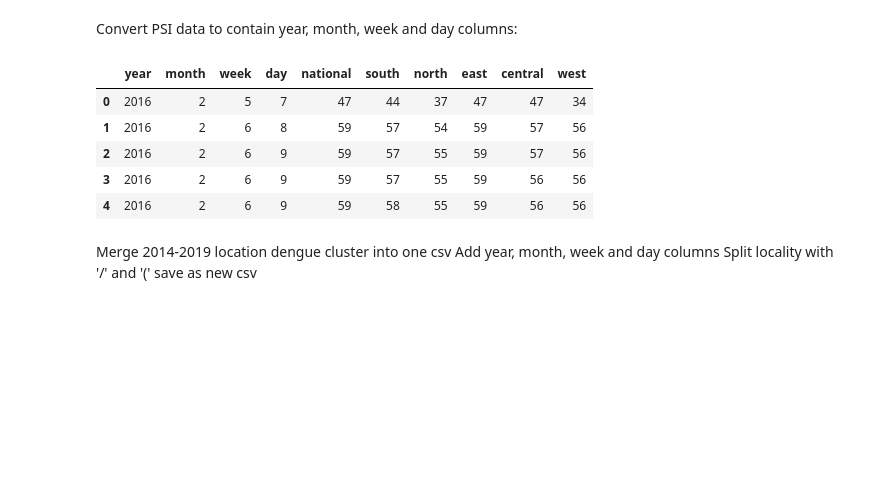
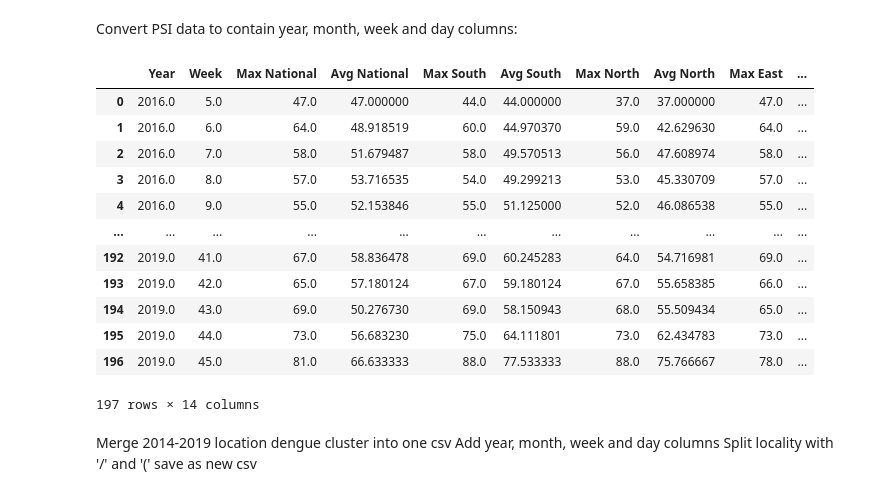
Before and after one commit to thamsimun/CS3244-Project-Dengue, a Jupyter notebook: dengue_prediction.ipynb, the cells around one changed output. Cells and saved outputs as stored; diff of their text form; code cells hidden in the pictures; blank space fills up the shorter version.

Commit message:
merge psi data with full data

```diff
--- a/dengue_prediction.ipynb
+++ b/dengue_prediction.ipynb
@@ -227,33 +227,81 @@ Convert PSI data to contain year, month, week and day columns:
 # %%
 #PSI
 raw_psi_df = pd.read_csv("Datasets/PSI Data/psi_df_2016_2019.csv")
 
 #split to year month and week
 raw_psi_df = raw_psi_df.rename(columns={"timestamp": "year_month_week_day"}, errors="raise")
 year_col = pd.Series([], dtype='int32')
 month_col = pd.Series([], dtype='int32')
 day_col = pd.Series([], dtype='int32')
 week_col = pd.Series([], dtype='int32')
 for i in range(len(raw_psi_df)):
     year_col[i] = int(raw_psi_df['year_month_week_day'][i].split('-')[0])
     month_col[i] = int(raw_psi_df['year_month_week_day'][i].split('-')[1])
     day_col[i] = int(raw_psi_df['year_month_week_day'][i].split('-')[2][0:2])
     week_col[i] = datetime(int(year_col[i]), int(month_col[i]), int(day_col[i])).isocalendar()[1]
 raw_psi_df.insert(0, 'year', year_col)
 raw_psi_df.insert(1, 'month', month_col)
 raw_psi_df.insert(2, 'week', week_col)
 raw_psi_df.insert(3, 'day', day_col)
 psi_df = raw_psi_df.drop(['year_month_week_day'], 1)
 
 #display
 psi_df.head()
+
+#find max, min avg for unique weeks in each year
+
+columns = ['Year', 'Week', 'Max National', 'Avg National', 'Max South', 'Avg South', 'Max North', 'Avg North', 'Max East'
+        , 'Avg East', 'Max Central', 'Avg Central', 'Max West', 'Avg West']
+psi_max_avg_df = pd.DataFrame(columns=columns)
+
+index = 0
+
+for i in range (2016, 2020):
+    psi_year_df = psi_df[psi_df['year'] == i]
+    unique_weeks = psi_year_df['week'].unique()
+    for j in unique_weeks:
+        psi_week_df = psi_year_df[psi_year_df['week'] == j]
+        n = len(psi_week_df['national'].dropna())
+        national_max = psi_week_df['national'].max()
+        national_avg = psi_week_df['national'].sum() / n
+        n = len(psi_week_df['south'].dropna())
+        south_max = psi_week_df['south'].max()
+        south_avg = psi_week_df['south'].sum() / n
+        n = len(psi_week_df['north'].dropna())
+        north_max = psi_week_df['north'].max()
+        north_avg = psi_week_df['north'].sum() / n
+        n = len(psi_week_df['east'].dropna())
+        east_max = psi_week_df['east'].max()
+        east_avg = psi_week_df['east'].sum() / n
+        n = len(psi_week_df['central'].dropna())
+        central_max = psi_week_df['central'].max()
+        central_avg = psi_week_df['central'].sum() / n
+        n = len(psi_week_df['west'].dropna())
+        west_max = psi_week_df['west'].max()
+        west_avg = psi_week_df['west'].sum() / n
+        psi_max_avg_df.loc[index] = [i, j, national_max, national_avg, south_max, south_avg, north_max, north_avg
+                                          , east_max, east_avg, central_max, central_avg, west_max, west_avg]
+        index += 1
+
+
+
+csv_filename = "Datasets/PSI Data/psi_max_avg.csv"
+psi_max_avg_df.to_csv(csv_filename, index=False)
+psi_max_avg_df
 # %% [output]
-|  | year | month | week | day | national | south | north | east | central | west |
-| 0 | 2016 | 2 | 5 | 7 | 47 | 44 | 37 | 47 | 47 | 34 |
-| 1 | 2016 | 2 | 6 | 8 | 59 | 57 | 54 | 59 | 57 | 56 |
-| 2 | 2016 | 2 | 6 | 9 | 59 | 57 | 55 | 59 | 57 | 56 |
-| 3 | 2016 | 2 | 6 | 9 | 59 | 57 | 55 | 59 | 56 | 56 |
-| 4 | 2016 | 2 | 6 | 9 | 59 | 58 | 55 | 59 | 56 | 56 |
+|  | Year | Week | Max National | Avg National | Max South | Avg South | Max North | Avg North | Max East | ... |
+| 0 | 2016.0 | 5.0 | 47.0 | 47.000000 | 44.0 | 44.000000 | 37.0 | 37.000000 | 47.0 | ... |
+| 1 | 2016.0 | 6.0 | 64.0 | 48.918519 | 60.0 | 44.970370 | 59.0 | 42.629630 | 64.0 | ... |
+| 2 | 2016.0 | 7.0 | 58.0 | 51.679487 | 58.0 | 49.570513 | 56.0 | 47.608974 | 58.0 | ... |
+| 3 | 2016.0 | 8.0 | 57.0 | 53.716535 | 54.0 | 49.299213 | 53.0 | 45.330709 | 57.0 | ... |
+| 4 | 2016.0 | 9.0 | 55.0 | 52.153846 | 55.0 | 51.125000 | 52.0 | 46.086538 | 55.0 | ... |
+| ... | ... | ... | ... | ... | ... | ... | ... | ... | ... | ... |
+| 192 | 2019.0 | 41.0 | 67.0 | 58.836478 | 69.0 | 60.245283 | 64.0 | 54.716981 | 69.0 | ... |
+| 193 | 2019.0 | 42.0 | 65.0 | 57.180124 | 67.0 | 59.180124 | 67.0 | 55.658385 | 66.0 | ... |
+| 194 | 2019.0 | 43.0 | 69.0 | 50.276730 | 69.0 | 58.150943 | 68.0 | 55.509434 | 65.0 | ... |
+| 195 | 2019.0 | 44.0 | 73.0 | 56.683230 | 75.0 | 64.111801 | 73.0 | 62.434783 | 73.0 | ... |
+| 196 | 2019.0 | 45.0 | 81.0 | 66.633333 | 88.0 | 77.533333 | 88.0 | 75.766667 | 78.0 | ... |
+197 rows × 14 columns
 # %% [markdown]
 Merge 2014-2019 location dengue cluster into one csv
 Add year, month, week and day columns
```
Also changed, not shown: parts of 9 cells of this notebook, 8 other files.
